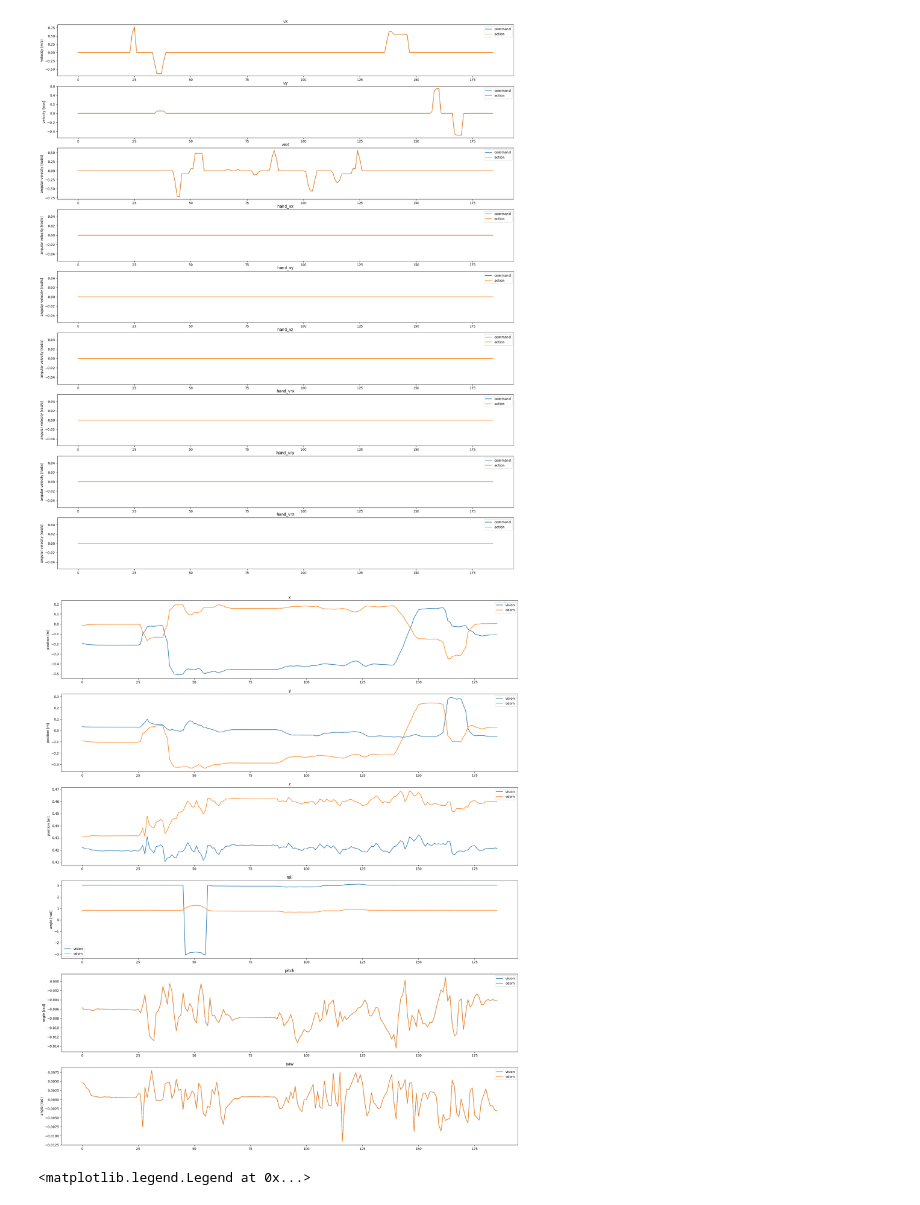
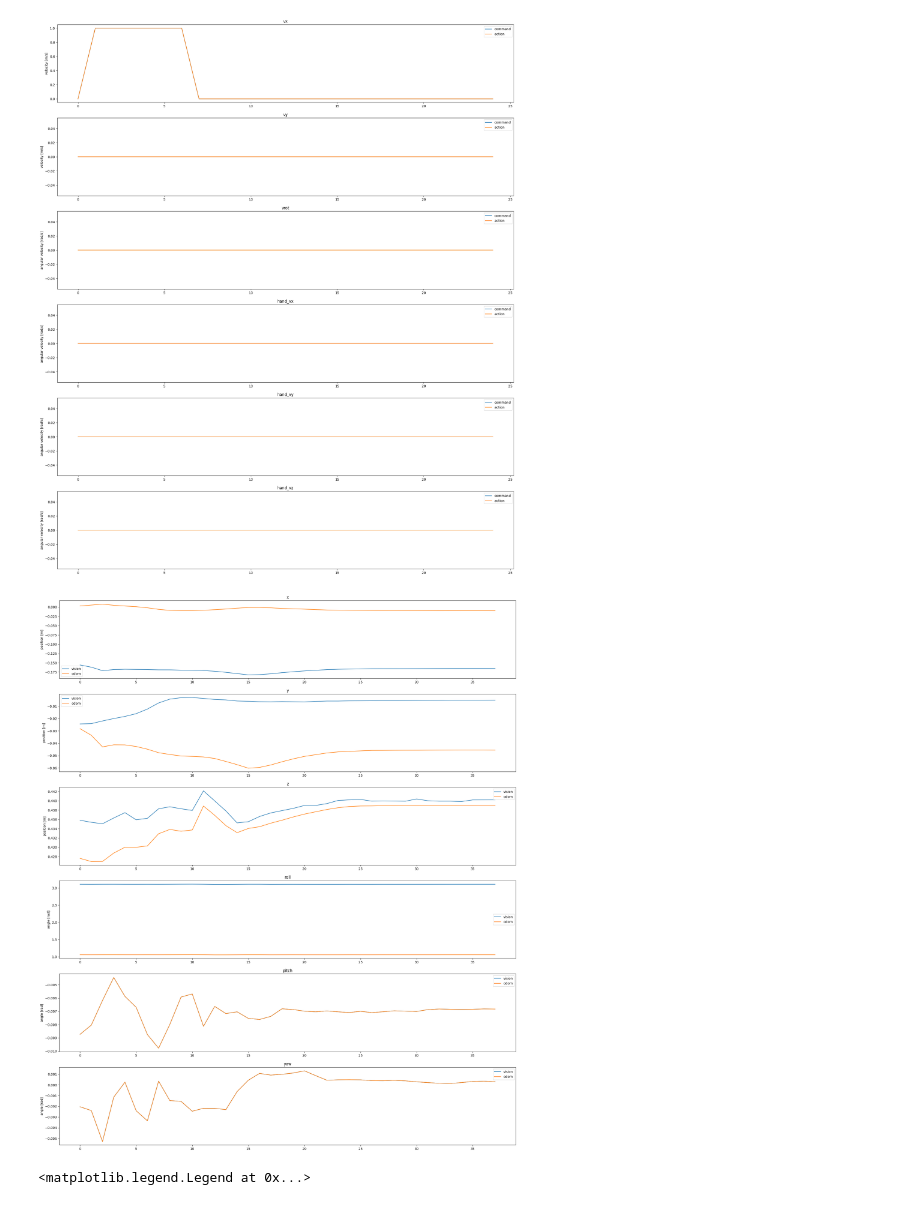
Before and after one commit to benjirer/active-learning-dynamics, a Jupyter notebook: data_analysis/transitions_analysis.ipynb, the cells around one changed output. Saved outputs shown, nothing was run; the diff lists cells and outputs as text; code cells hidden in the pictures.

Commit message:
action delay tests

```diff
--- a/data_analysis/transitions_analysis.ipynb
+++ b/data_analysis/transitions_analysis.ipynb
@@ -8,7 +8,8 @@ from alrd.run_spot import SessionBuffer, DataBuffer, TransitionData, StateData,
 from alrd.spot_gym.model.robot_state import SpotState
 
 # load data
-file_path = "/home/bhoffman/Documents/MT FS24/active-learning-dynamics/collected_data/test20240731-115035/session_buffer.pickle"
+# file_path = "/home/bhoffman/Documents/MT FS24/active-learning-dynamics/collected_data/test20240731-115035/session_buffer.pickle"
+file_path = "/home/bhoffman/Documents/MT FS24/active-learning-dynamics/collected_data/test20240821-110049_action_delay_ee/session_buffer.pickle"
 with open(file_path, 'rb') as file:
     data = pickle.load(file)
 
@@ -18,38 +19,35 @@ states = data.data_buffers[0].states
 # %%
 # plot actions vs commands
 
 # parse data
 actions = [t.action for t in transitions if t.action is not None]
 actions = np.array(actions)
 commands = [t.cmd for t in transitions if t.cmd is not None]
 
 # plot
-fig, axs = plt.subplots(9, 1, figsize=(25, 30))
+fig, axs = plt.subplots(6, 1, figsize=(25, 30))
 labels = ["vx", "vy", "vrot", "hand_vx", "hand_vy", "hand_vz", "hand_vrx", "hand_vry", "hand_vrz"]
 
 # plot commands
 axs[0].plot([c.vx for c in commands], label="command")
 axs[1].plot([c.vy for c in commands], label="command")
-axs[2].plot([c.w for c in commands], label="command")
-axs[3].plot([c.hand_vx for c in commands], label="command")
-axs[4].plot([c.hand_vy for c in commands], label="command")
-axs[5].plot([c.hand_vz for c in commands], label="command")
-axs[6].plot([c.hand_vrx for c in commands], label="command")
-axs[7].plot([c.hand_vry for c in commands], label="command")
-axs[8].plot([c.hand_vrz for c in commands], label="command")
+axs[2].plot([c.vrz for c in commands], label="command")
+axs[3].plot([c.ee_vx for c in commands], label="command")
+axs[4].plot([c.ee_vy for c in commands], label="command")
+axs[5].plot([c.ee_vz for c in commands], label="command")
 
 # plot actions
-for i in range(9):
+for i in range(6):
     if i < 2:
         axs[i].plot(actions[:, i], label="action")
         axs[i].set_ylabel("velocity [m/s]")
     else:
         axs[i].plot(actions[:, i], label="action")
         axs[i].set_ylabel("angular velocity [rad/s]")
     axs[i].set_title(labels[i])
     axs[i].legend()
 # %% [output]
-[figure, old version]
+[figure, new version]
 # %%
 # plot body states from vision and odom
 
@@ -83,7 +81,7 @@ for i in range(6):
     axs[i].set_title(labels[i])
     axs[i].legend()
 # %% [output]
-[figure, old version]
+[figure, new version]
 # %%
 # plot delta_t of states
 
```
Also changed, not shown: parts of 1 cell of this notebook, 6 other files.
